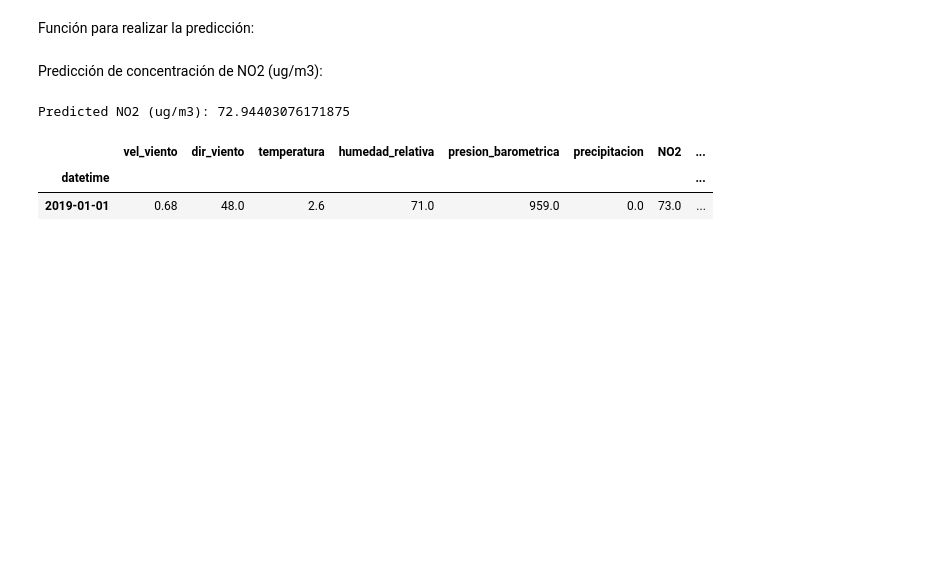
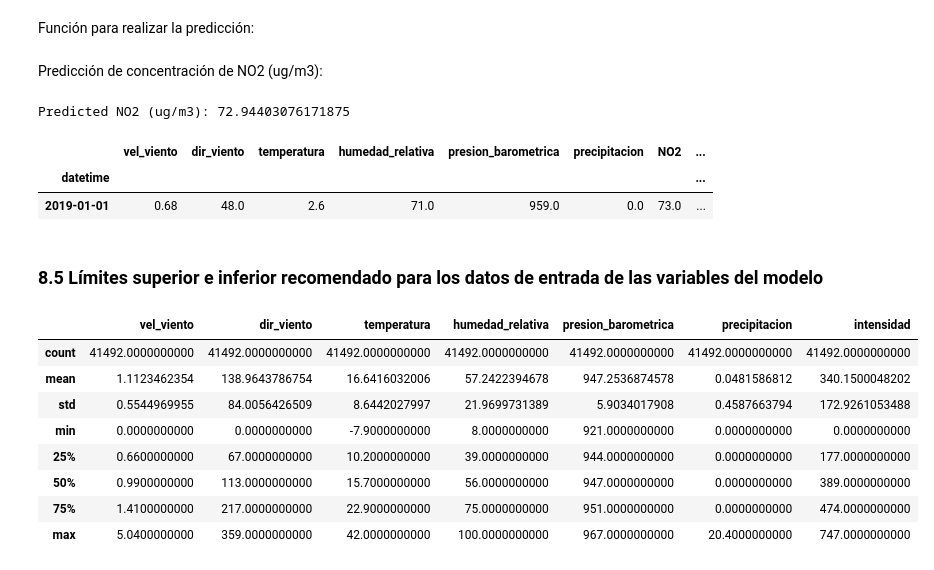
Before and after one commit to rurivmi/adama, a Jupyter notebook: scripts/modelos/ADAMA_prediccion_NO2.ipynb, the cells around one changed output. Saved outputs shown, nothing was run; the diff lists cells and outputs as text; code cells hidden in the pictures; blank space fills up the shorter version.

Commit message:
Recomendacion limites variables para Streamlit

```diff
--- a/scripts/modelos/ADAMA_prediccion_NO2.ipynb
+++ b/scripts/modelos/ADAMA_prediccion_NO2.ipynb
@@ -885,6 +885,15 @@ Guardamos el dataset final
 df_meteo_polucion_trafico_festivos.to_csv(r'C:\Users\ezxt99454\Desktop\crisa\Personal\SaturdaysAI\clases\proyecto_final\data\datasets_completos\dataset_completo_v2.csv')
 # %% [markdown]
 # 4. Data cleaning
+# %%
+import pandas as pd
+import numpy as np
+
+pd.set_option('display.max_columns', None)
+pd.set_option('display.max_rows', None)
+
+# Configurar pandas para que muestre más decimales en la salida
+pd.set_option('display.precision', 10)
 # %%
 df_meteo_polucion_trafico_festivos = pd.read_csv(r'C:\Users\ezxt99454\Desktop\crisa\Personal\SaturdaysAI\clases\proyecto_final\data\datasets_completos\df_final.csv')
 # %%
@@ -2254,3 +2263,22 @@ df_final.head(1)
 |  | vel_viento | dir_viento | temperatura | humedad_relativa | presion_barometrica | precipitacion | NO2 | ... |
 | datetime |  |  |  |  |  |  |  | ... |
 | 2019-01-01 | 0.68 | 48.0 | 2.6 | 71.0 | 959.0 | 0.0 | 73.0 | ... |
+# %% [markdown]
+### 8.5 Límites superior e inferior recomendado para los datos de entrada de las variables del modelo
+# %%
+# Seleccionar las columnas de interés
+variables = ['vel_viento', 'dir_viento', 'temperatura', 'humedad_relativa',
+             'presion_barometrica', 'precipitacion', 'intensidad']
+
+# Calcular las estadísticas descriptivas
+df_final[variables].describe()
+# %% [output]
+|  | vel_viento | dir_viento | temperatura | humedad_relativa | presion_barometrica | precipitacion | intensidad |
+| count | 41492.0000000000 | 41492.0000000000 | 41492.0000000000 | 41492.0000000000 | 41492.0000000000 | 41492.0000000000 | 41492.0000000000 |
+| mean | 1.1123462354 | 138.9643786754 | 16.6416032006 | 57.2422394678 | 947.2536874578 | 0.0481586812 | 340.1500048202 |
+| std | 0.5544969955 | 84.0056426509 | 8.6442027997 | 21.9699731389 | 5.9034017908 | 0.4587663794 | 172.9261053488 |
+| min | 0.0000000000 | 0.0000000000 | -7.9000000000 | 8.0000000000 | 921.0000000000 | 0.0000000000 | 0.0000000000 |
+| 25% | 0.6600000000 | 67.0000000000 | 10.2000000000 | 39.0000000000 | 944.0000000000 | 0.0000000000 | 177.0000000000 |
+| 50% | 0.9900000000 | 113.0000000000 | 15.7000000000 | 56.0000000000 | 947.0000000000 | 0.0000000000 | 389.0000000000 |
+| 75% | 1.4100000000 | 217.0000000000 | 22.9000000000 | 75.0000000000 | 951.0000000000 | 0.0000000000 | 474.0000000000 |
+| max | 5.0400000000 | 359.0000000000 | 42.0000000000 | 100.0000000000 | 967.0000000000 | 20.4000000000 | 747.0000000000 |
```
Also changed, not shown: parts of 1 cell of this notebook.
